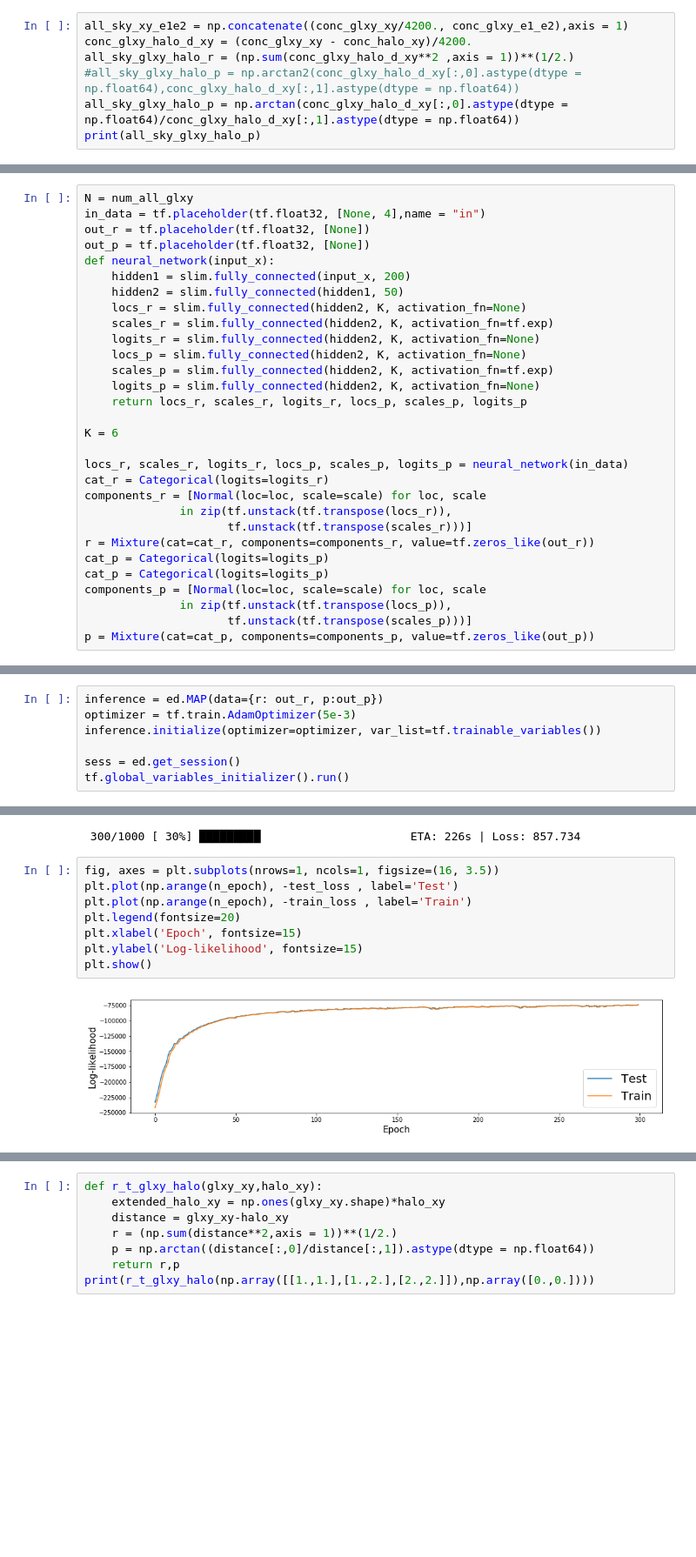
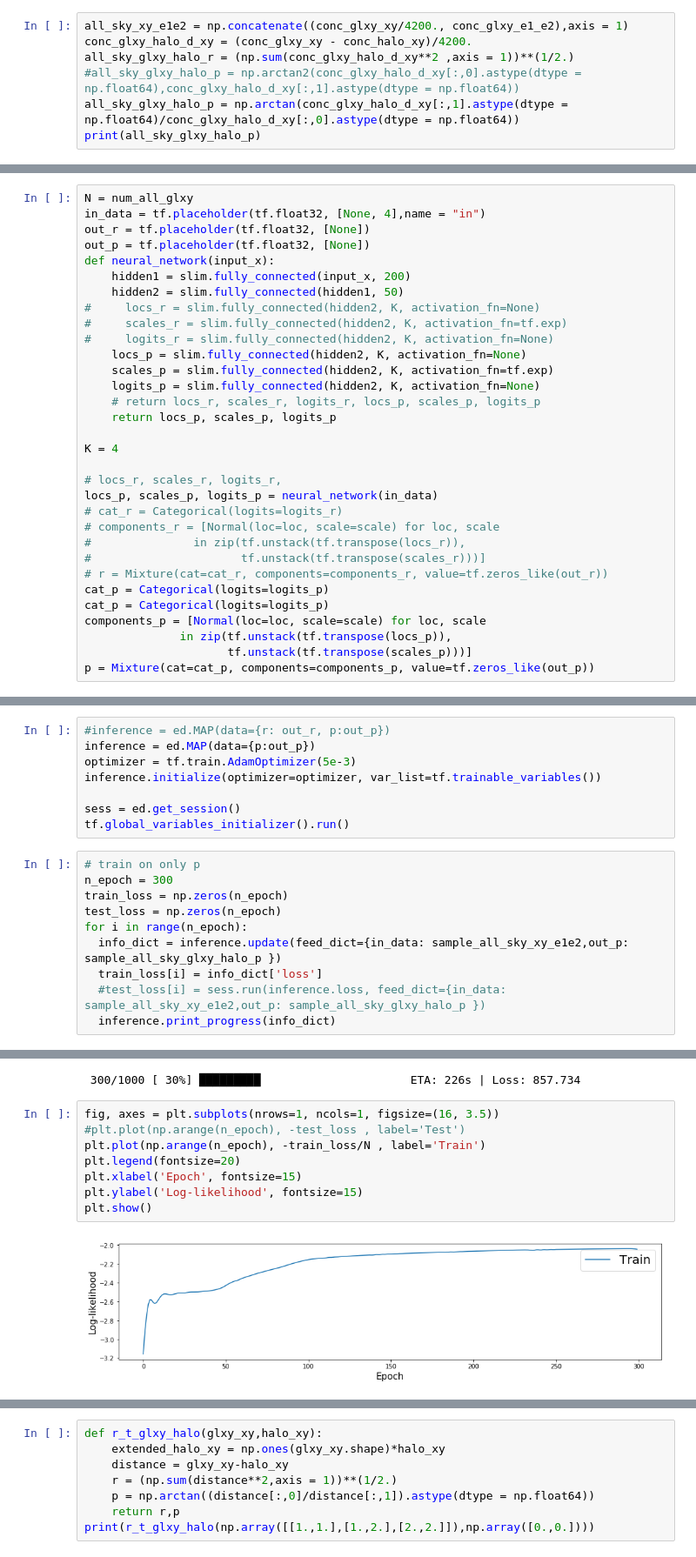
Before and after one commit to HTplex/probp.finalproject, a Jupyter notebook: 2.0-H.ipynb, the cells around one changed output, grey strips where cells are left out. Shown at 87% size. Drawn from its saved outputs; the diff is of its cells as text; blank space fills up the shorter version.

```diff
--- a/2.0-H.ipynb
+++ b/2.0-H.ipynb
@@ -379,6 +379,6 @@ all_sky_xy_e1e2 = np.concatenate((conc_glxy_xy/4200., conc_glxy_e1_e2),axis = 1)
 conc_glxy_halo_d_xy = (conc_glxy_xy - conc_halo_xy)/4200.
 all_sky_glxy_halo_r = (np.sum(conc_glxy_halo_d_xy**2 ,axis = 1))**(1/2.)
 #all_sky_glxy_halo_p = np.arctan2(conc_glxy_halo_d_xy[:,0].astype(dtype = np.float64),conc_glxy_halo_d_xy[:,1].astype(dtype = np.float64))
-all_sky_glxy_halo_p = np.arctan(conc_glxy_halo_d_xy[:,0].astype(dtype = np.float64)/conc_glxy_halo_d_xy[:,1].astype(dtype = np.float64))
+all_sky_glxy_halo_p = np.arctan(conc_glxy_halo_d_xy[:,1].astype(dtype = np.float64)/conc_glxy_halo_d_xy[:,0].astype(dtype = np.float64))
 print(all_sky_glxy_halo_p)
 # %% [output]
@@ -449,22 +475,24 @@ out_p = tf.placeholder(tf.float32, [None])
 def neural_network(input_x):
     hidden1 = slim.fully_connected(input_x, 200)
     hidden2 = slim.fully_connected(hidden1, 50)
-    locs_r = slim.fully_connected(hidden2, K, activation_fn=None)
-    scales_r = slim.fully_connected(hidden2, K, activation_fn=tf.exp)
-    logits_r = slim.fully_connected(hidden2, K, activation_fn=None)
+#     locs_r = slim.fully_connected(hidden2, K, activation_fn=None)
+#     scales_r = slim.fully_connected(hidden2, K, activation_fn=tf.exp)
+#     logits_r = slim.fully_connected(hidden2, K, activation_fn=None)
     locs_p = slim.fully_connected(hidden2, K, activation_fn=None)
     scales_p = slim.fully_connected(hidden2, K, activation_fn=tf.exp)
     logits_p = slim.fully_connected(hidden2, K, activation_fn=None)
-    return locs_r, scales_r, logits_r, locs_p, scales_p, logits_p
+    # return locs_r, scales_r, logits_r, locs_p, scales_p, logits_p
+    return locs_p, scales_p, logits_p
 
-K = 6
+K = 4
 
-locs_r, scales_r, logits_r, locs_p, scales_p, logits_p = neural_network(in_data)
-cat_r = Categorical(logits=logits_r)
-components_r = [Normal(loc=loc, scale=scale) for loc, scale
-              in zip(tf.unstack(tf.transpose(locs_r)),
-                     tf.unstack(tf.transpose(scales_r)))]
-r = Mixture(cat=cat_r, components=components_r, value=tf.zeros_like(out_r))
+# locs_r, scales_r, logits_r,
+locs_p, scales_p, logits_p = neural_network(in_data)
+# cat_r = Categorical(logits=logits_r)
+# components_r = [Normal(loc=loc, scale=scale) for loc, scale
+#               in zip(tf.unstack(tf.transpose(locs_r)),
+#                      tf.unstack(tf.transpose(scales_r)))]
+# r = Mixture(cat=cat_r, components=components_r, value=tf.zeros_like(out_r))
 cat_p = Categorical(logits=logits_p)
 cat_p = Categorical(logits=logits_p)
 components_p = [Normal(loc=loc, scale=scale) for loc, scale
@@ -474,9 +502,20 @@ p = Mixture(cat=cat_p, components=components_p, value=tf.zeros_like(out_p))
 # %% [markdown]
 # inference iv
 # %%
-inference = ed.MAP(data={r: out_r, p:out_p})
+#inference = ed.MAP(data={r: out_r, p:out_p})
+inference = ed.MAP(data={p:out_p})
 optimizer = tf.train.AdamOptimizer(5e-3)
 inference.initialize(optimizer=optimizer, var_list=tf.trainable_variables())
 
 sess = ed.get_session()
 tf.global_variables_initializer().run()
+# %%
+# train on only p
+n_epoch = 300
+train_loss = np.zeros(n_epoch)
+test_loss = np.zeros(n_epoch)
+for i in range(n_epoch):
+  info_dict = inference.update(feed_dict={in_data: sample_all_sky_xy_e1e2,out_p: sample_all_sky_glxy_halo_p })
+  train_loss[i] = info_dict['loss']
+  #test_loss[i] = sess.run(inference.loss, feed_dict={in_data: sample_all_sky_xy_e1e2,out_p: sample_all_sky_glxy_halo_p })
+  inference.print_progress(info_dict)
@@ -521,12 +562,12 @@ for i in range(n_epoch):
  300/1000 [ 30%] █████████                      ETA: 226s | Loss: 857.734
 # %%
 fig, axes = plt.subplots(nrows=1, ncols=1, figsize=(16, 3.5))
-plt.plot(np.arange(n_epoch), -test_loss , label='Test')
-plt.plot(np.arange(n_epoch), -train_loss , label='Train')
+#plt.plot(np.arange(n_epoch), -test_loss , label='Test')
+plt.plot(np.arange(n_epoch), -train_loss/N , label='Train')
 plt.legend(fontsize=20)
 plt.xlabel('Epoch', fontsize=15)
 plt.ylabel('Log-likelihood', fontsize=15)
 plt.show()
 # %% [output]
-[figure, old version]
+[figure, new version]
 # %%
```
Also changed, not shown: parts of 12 cells of this notebook, 2 other files.
